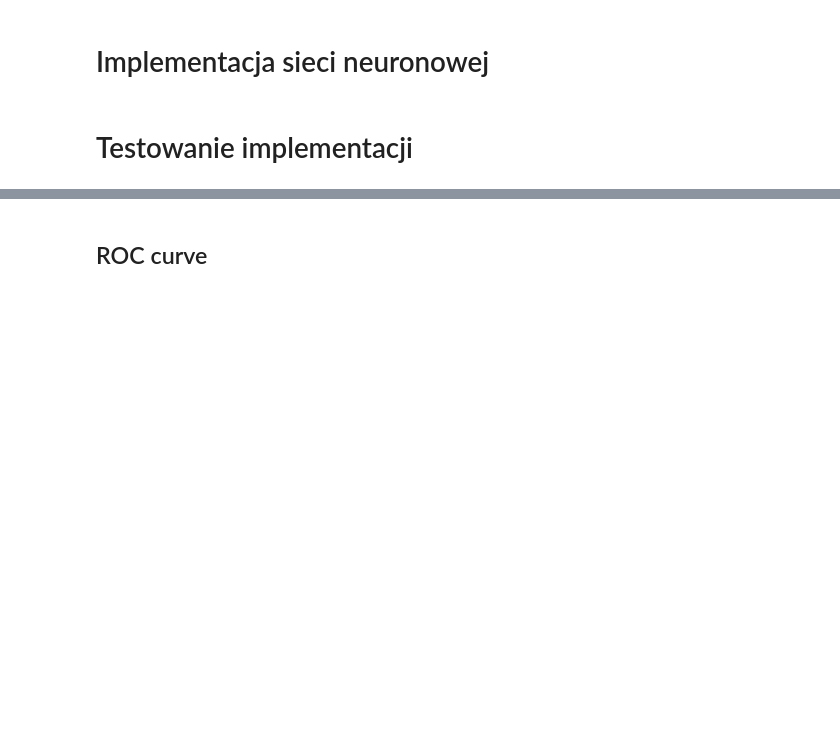
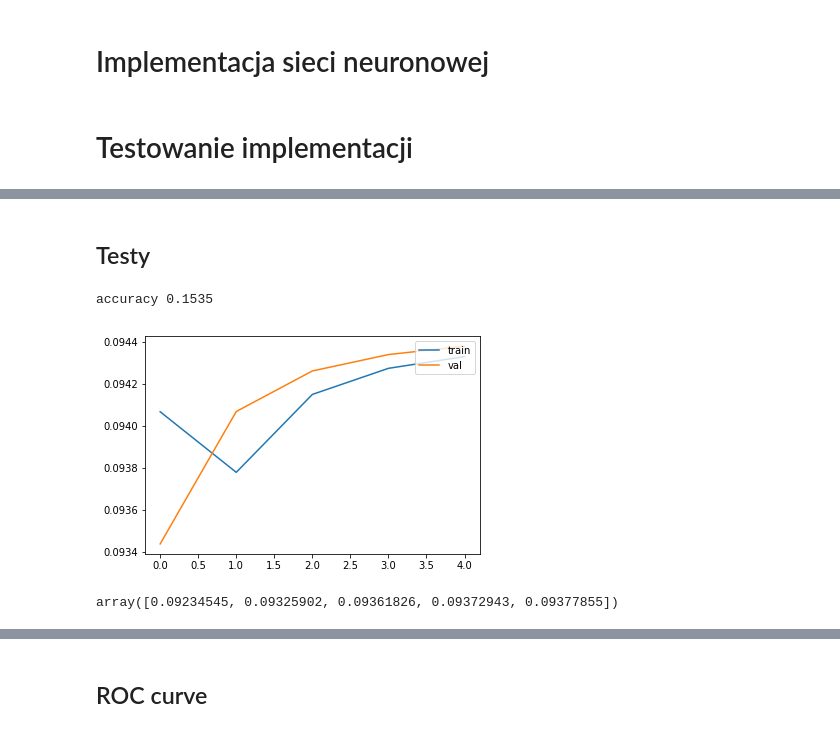
Before and after one commit to slowikj/deep-learning-proj-1, a Jupyter notebook: report.ipynb, the cells around one changed output, grey strips where cells are left out. Saved outputs shown, nothing was run; the diff lists cells and outputs as text; code cells hidden in the pictures; blank space fills up the shorter version.

Commit message:
Add base tests framework

```diff
--- a/report.ipynb
+++ b/report.ipynb
@@ -398,0 +396,4 @@ stat, _=net.predict(val_data)
+# %%
+test_data = pd.read_csv("./data/mnist_test.csv", sep=",", header=None)
+test_data.loc[:, 1:] /= 255.0
+test_data=test_data.as_matrix()
@@ -415,2 +408,0 @@ data1=data_test.as_matrix()
-# %%
-stat, _=net.predict(data1)
@@ -421,0 +458,8 @@ test_accuracy: 0.8386
+# %%
+def show_error_plot(train_cost, val_cost):
+    plt.plot(train_cost, label = "train")
+    plt.plot(val_cost, label = "val")
+    plt.legend(loc = "upper right")
+    plt.show()
+# %% [markdown]
+## Testy
@@ -421,0 +468,22 @@ test_accuracy: 0.8386
+# %%
+r = test(
+    train_data=train_data,
+    val_data=val_data,
+    test_data=test_data,
+    hidden_layer_neurons_num=[128] * 2,
+    hidden_activation_functions_names=["sigmoid"] * 2,
+    epochs=5,
+    error_function_name="mse",
+    image_augmentation=False)
+results.append(r)
+print("accuracy {0}".format(r["accuracy"]))
+# %% [output]
+accuracy 0.1535
+# %%
+show_error_plot(r["train_cost"], r["val_cost"])
+# %% [output]
+[figure, added]
+# %%
+r["train_cost"]
+# %% [output]
+array([0.09234545, 0.09325902, 0.09361826, 0.09372943, 0.09377855])
```
Also changed, not shown: parts of 53 cells of this notebook.
